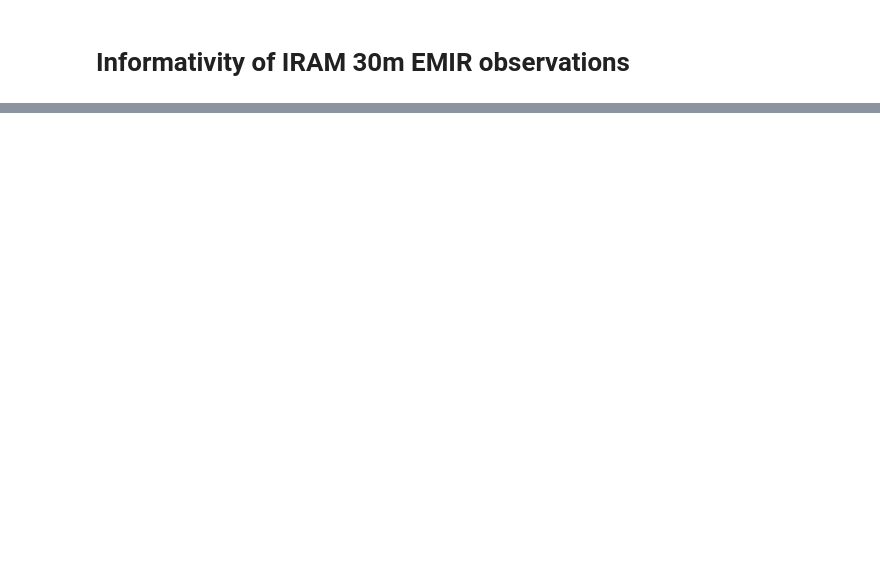
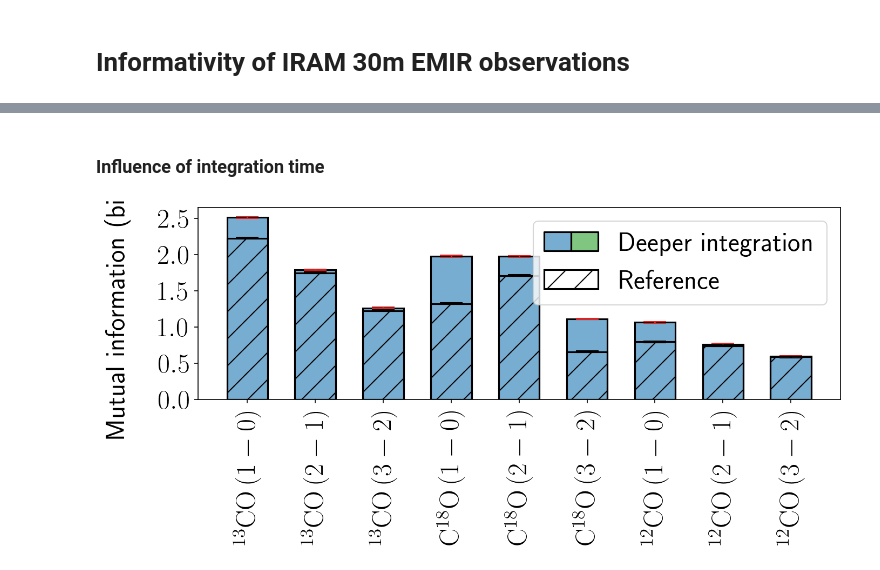
Before and after one commit to einigl/iram-30m-emir-obs-info, a Jupyter notebook: examples/informativity.ipynb, the cells around one changed output, grey strips where cells are left out. Cells and saved outputs as stored; diff of their text form; code cells hidden in the pictures; blank space fills up the shorter version.

```diff
--- a/examples/informativity.ipynb
+++ b/examples/informativity.ipynb
@@ -50,0 +122,13 @@ plt.show()
+# %%
+infobs_integ = Infobs(
+    instrument,
+    n_samples,
+    samplers,
+    obstime=300
+)
+
+infobs_integ.set_path(
+    os.path.join("informativity", "data-integration")
+)
+
+infobs_integ.set_regimes(regimes)
@@ -50,0 +169,18 @@ plt.show()
+# %% [markdown]
+### Influence of integration time
+# %%
+plt.figure(figsize=(1.6*6.4, 1.6*0.4*4.8), dpi=150)
+
+infobs_integ.plot_info_bars_comparison(
+    infobs,
+    lines,
+    "Av",
+    restriction="all",
+    errorbars=True,
+    labels=["Deeper integration", "Reference"],
+    display_transitions=True
+)
+
+plt.show()
+# %% [output]
+[figure, added]
```
Also changed, not shown: parts of 51 cells of this notebook, 7 other files.
